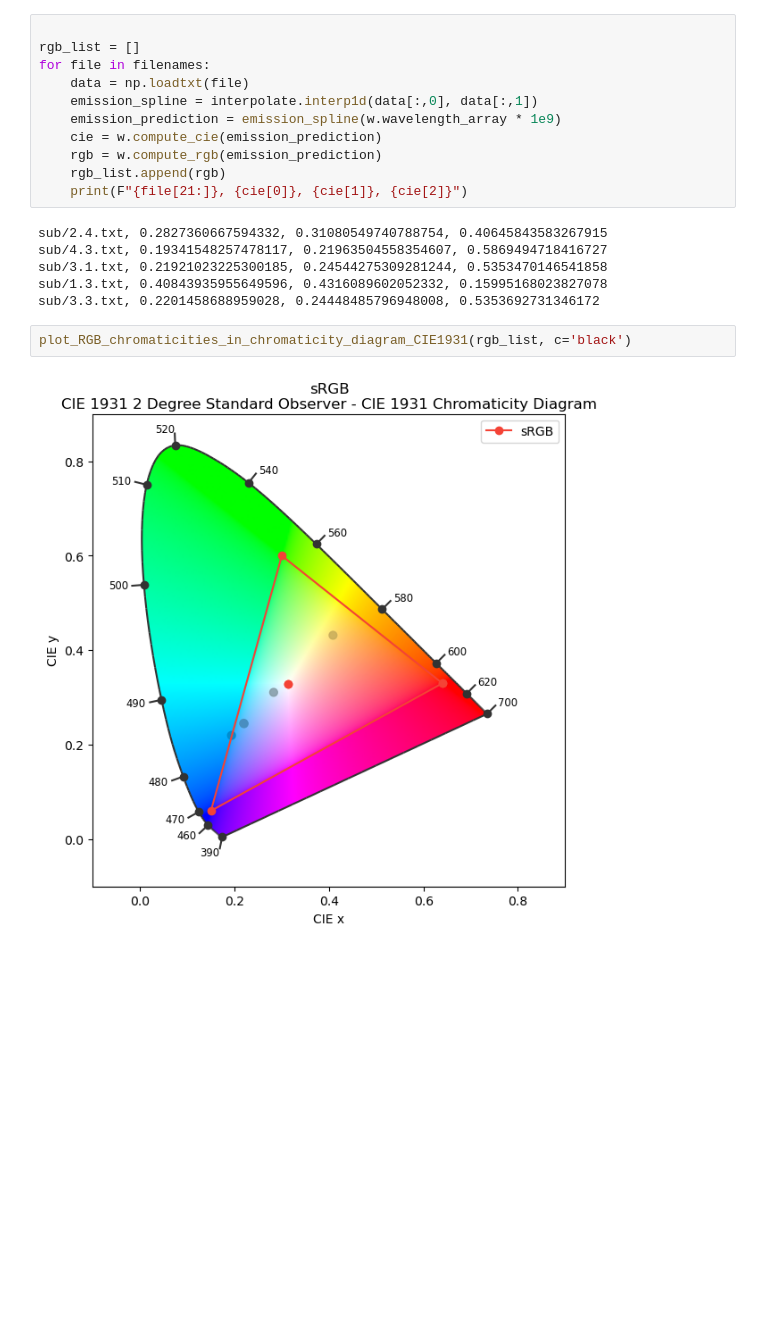
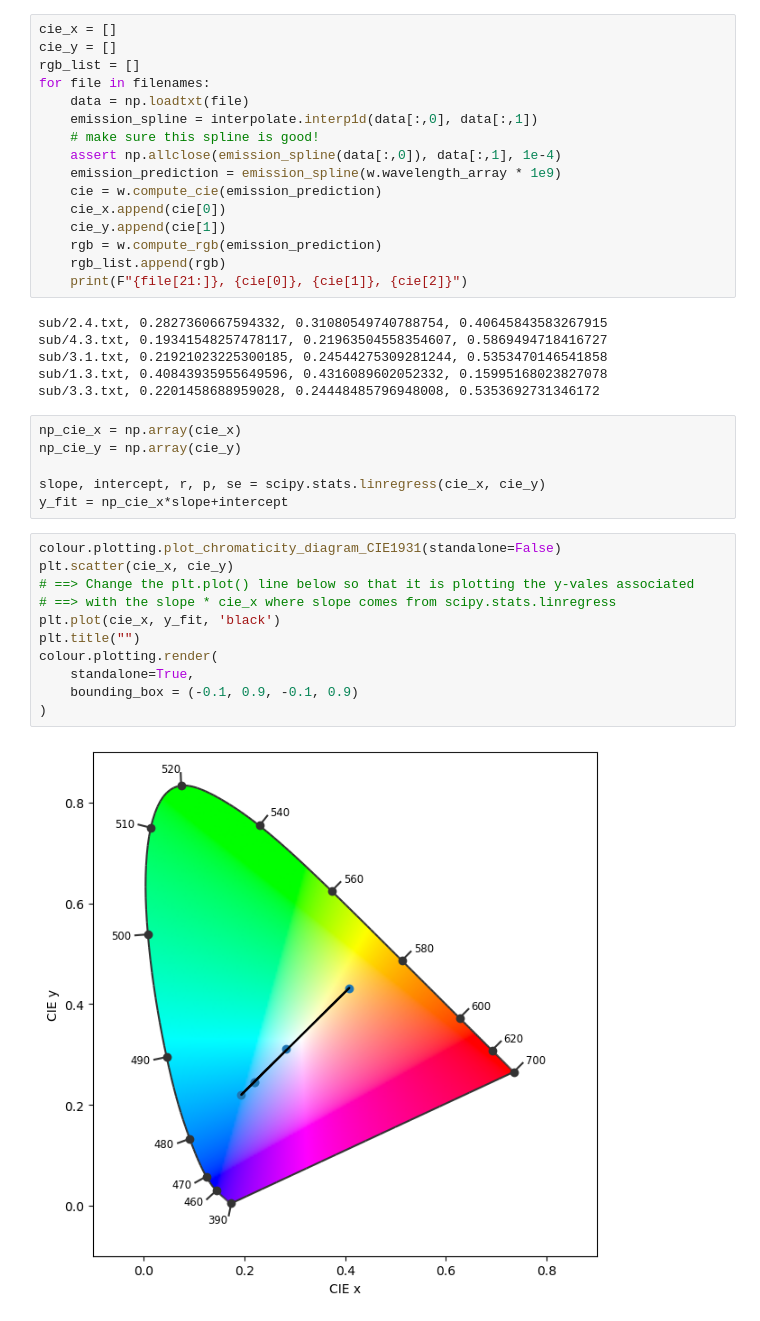
Before and after one commit to FoleyLab/wptherml, a Jupyter notebook: examples/Meth_and_Propoxy_TTz.ipynb, the cells around one changed output. Drawn from its saved outputs; the diff is of its cells as text; blank space fills up the shorter version.

```diff
--- a/examples/Meth_and_Propoxy_TTz.ipynb
+++ b/examples/Meth_and_Propoxy_TTz.ipynb
@@ -35,13 +36,18 @@ print(filenames)
 Now read in the emission spectra from each file, compute the CIE and RGB values for each spectrum, print
 the filename and CIE values, and store the RGB values to a list.  We will use that RGB list subsequently to plot the values on the CIE color gamut.
 # %%
-
+cie_x = []
+cie_y = []
 rgb_list = []
 for file in filenames:
     data = np.loadtxt(file)
     emission_spline = interpolate.interp1d(data[:,0], data[:,1])
+    # make sure this spline is good!
+    assert np.allclose(emission_spline(data[:,0]), data[:,1], 1e-4)
     emission_prediction = emission_spline(w.wavelength_array * 1e9)
     cie = w.compute_cie(emission_prediction)
+    cie_x.append(cie[0])
+    cie_y.append(cie[1])
     rgb = w.compute_rgb(emission_prediction)
     rgb_list.append(rgb)
     print(F"{file[21:]}, {cie[0]}, {cie[1]}, {cie[2]}")
@@ -51,8 +57,23 @@ sub/4.3.txt, 0.19341548257478117, 0.21963504558354607, 0.5869494718416727
 sub/3.1.txt, 0.21921023225300185, 0.24544275309281244, 0.5353470146541858
 sub/1.3.txt, 0.40843935955649596, 0.4316089602052332, 0.15995168023827078
 sub/3.3.txt, 0.2201458688959028, 0.24448485796948008, 0.5353692731346172
+# %%
+np_cie_x = np.array(cie_x)
+np_cie_y = np.array(cie_y)
+
+slope, intercept, r, p, se = scipy.stats.linregress(cie_x, cie_y)
+y_fit = np_cie_x*slope+intercept
 # %%
-plot_RGB_chromaticities_in_chromaticity_diagram_CIE1931(rgb_list, c='black')
+colour.plotting.plot_chromaticity_diagram_CIE1931(standalone=False)
+plt.scatter(cie_x, cie_y)
+# ==> Change the plt.plot() line below so that it is plotting the y-vales associated
+# ==> with the slope * cie_x where slope comes from scipy.stats.linregress
+plt.plot(cie_x, y_fit, 'black')
+plt.title("")
+colour.plotting.render(
+    standalone=True,
+    bounding_box = (-0.1, 0.9, -0.1, 0.9)
+)
 # %% [output]
-[figure, old version]
+[figure, new version]
 (<Figure size 640x640 with 1 Axes>,
```
Also changed, not shown: parts of 2 cells of this notebook, 3 other files.
